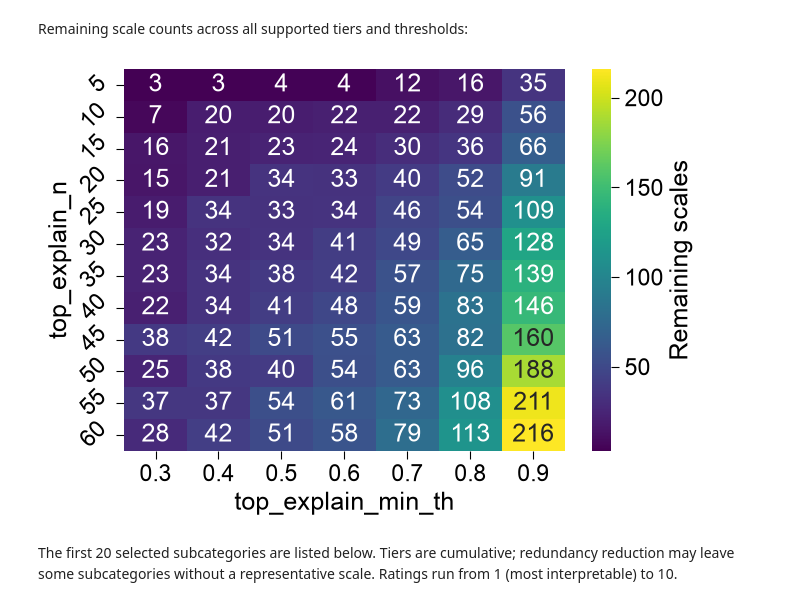
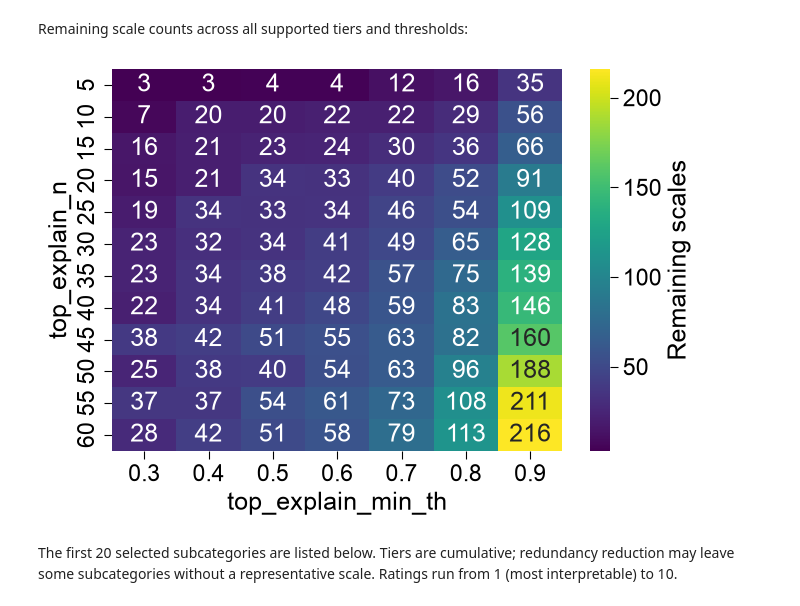
Before and after one commit to breimanntools/aaanalysis, a Jupyter notebook: examples/data_handling/load_scales.ipynb, the cells around one changed output. Cells and saved outputs as stored; diff of their text form; code cells hidden in the pictures.

Commit message:
docs: set scale heatmap y-axis labels to 90 degrees

```diff
--- a/examples/data_handling/load_scales.ipynb
+++ b/examples/data_handling/load_scales.ipynb
@@ -205,25 +205,25 @@ Remaining scale counts across all supported tiers and thresholds:
 # %%
 import matplotlib.pyplot as plt
 import pandas as pd
 import seaborn as sns
 
 tiers = list(range(5, 65, 5))
 thresholds = [i / 10 for i in range(3, 10)]
 df_counts = pd.DataFrame(
     [[aa.load_scales(top_explain_n=n, top_explain_min_th=th).shape[1]
       for th in thresholds] for n in tiers],
     index=tiers, columns=thresholds,
 )
 aa.plot_settings()
 fig, ax = plt.subplots(figsize=(7, 5))
 sns.heatmap(df_counts, cmap="viridis", annot=True, fmt="d", ax=ax,
             cbar_kws={"label": "Remaining scales"})
 ax.set(xlabel="top_explain_min_th", ylabel="top_explain_n")
-ax.tick_params(axis="y", labelrotation=45)
+ax.tick_params(axis="y", labelrotation=90)
 plt.tight_layout()
 plt.show()
 # %% [output]
-[figure, old version]
+[figure, new version]
 # %% [markdown]
 The first 20 selected subcategories are listed below. Tiers are cumulative; redundancy reduction
 may leave some subcategories without a representative scale. Ratings run from 1 (most interpretable) to 10.
```
